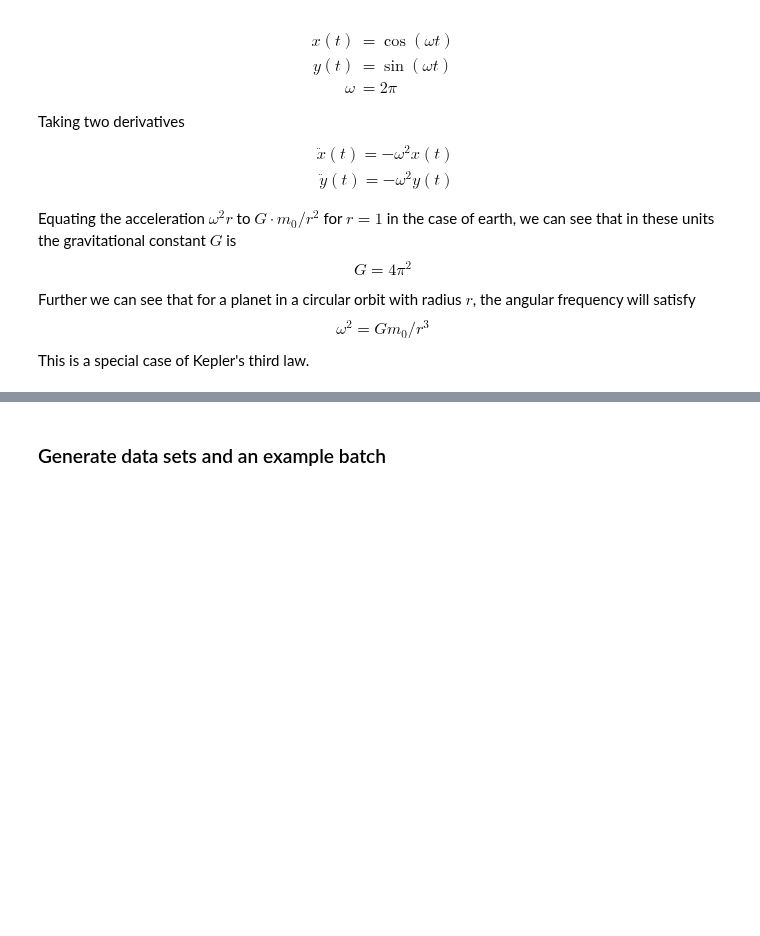
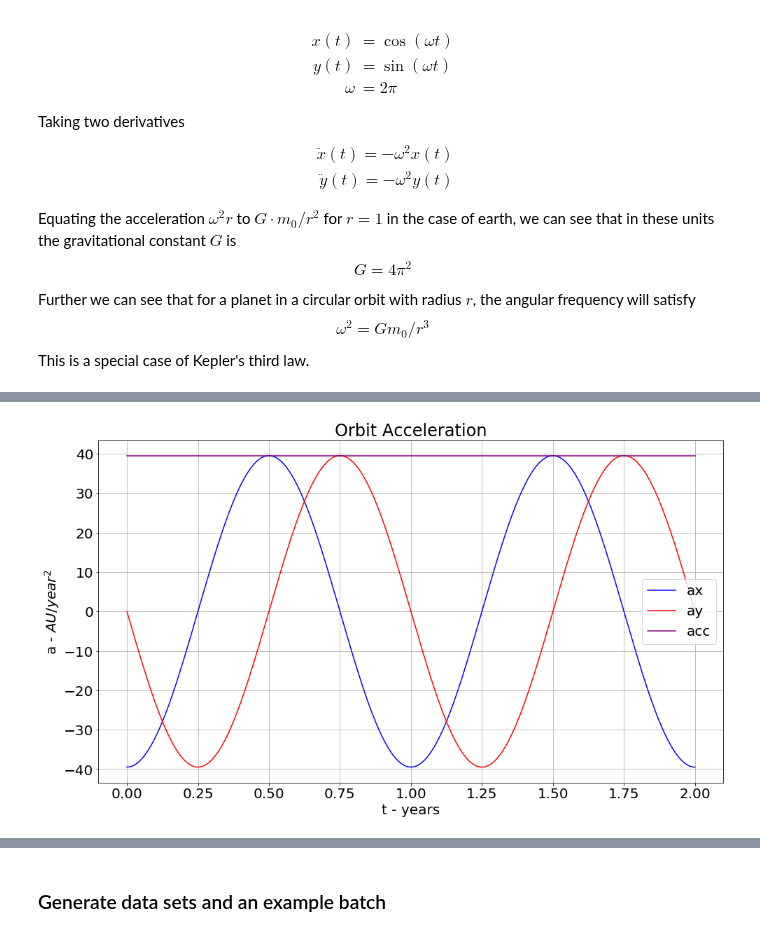
Before and after one commit to memanuel/IACS-n-body, a Jupyter notebook: src/two-body-restricted-circular.ipynb, the cells around one changed output, grey strips where cells are left out. Cells and saved outputs as stored; diff of their text form; code cells hidden in the pictures; blank space fills up the shorter version.

```diff
--- a/src/two-body-restricted-circular.ipynb
+++ b/src/two-body-restricted-circular.ipynb
@@ -87,3 +88,5 @@ data_earth = {**inputs_earth, **outputs_earth}
 # %%
-# fig, ax = plot_orbit_a(data_earth)
+fig, ax = plot_orbit_a(data_earth)
+# %% [output]
+[figure, added]
 # %%
```
Also changed, not shown: parts of 29 cells of this notebook, 6 other files.
